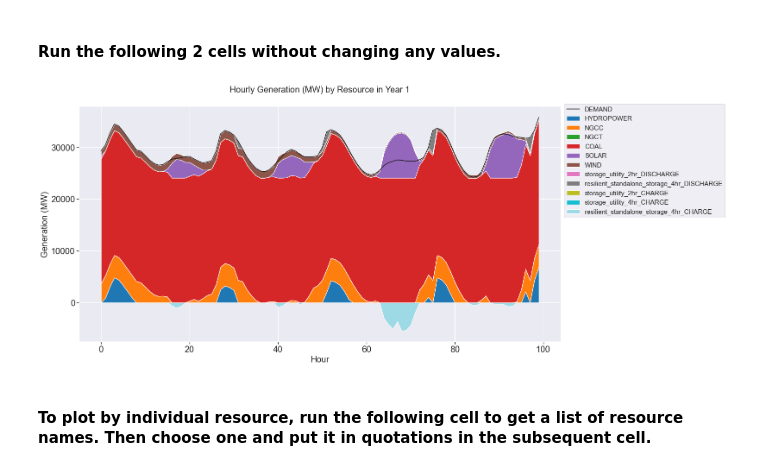
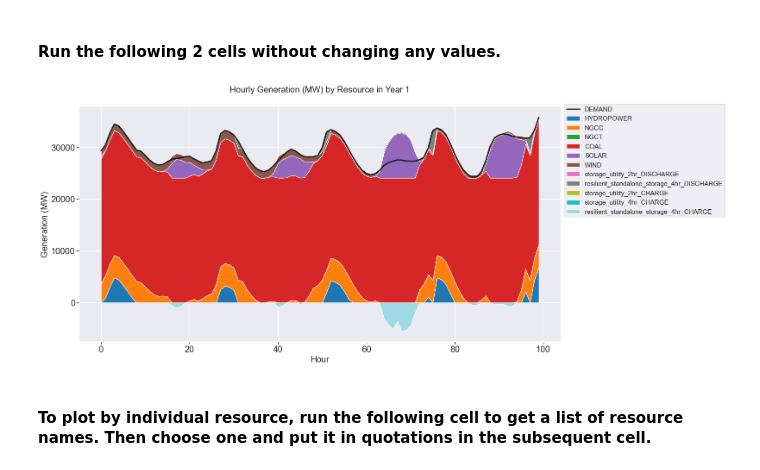
Before and after one commit to PSEHE/harboropt, a Jupyter notebook: run_harboropt_lp_storage_buildyear.ipynb, the cells around one changed output. Cells and saved outputs as stored; diff of their text form; code cells hidden in the pictures.

```diff
--- a/run_harboropt_lp_storage_buildyear.ipynb
+++ b/run_harboropt_lp_storage_buildyear.ipynb
@@ -102,35 +102,35 @@ fig, ax = plt.subplots()
 lst = list(resource_gen_dict.values())
 lines = [item[start_hour:end_hour] for item in lst]
 labels = list(resource_gen_dict.keys())
 
 lst_neg = list(resource_charge_dict.values())
 lines_neg = [item[start_hour:end_hour] for item in lst_neg]
 labels_neg = list(resource_charge_dict.keys())
 
 cmap = plt.get_cmap('tab20')
 colors = cmap(np.linspace(0, 1.0, (len(lines)+len(lines_neg))))
 
 plt.stackplot(profiles.index[start_hour:end_hour], lines, labels = labels, colors = colors[0:len(lines)+1])
 plt.stackplot(profiles.index[start_hour:end_hour], lines_neg, labels = labels_neg, colors = colors[len(lines):])
 
 #Plot demand.
-plt.plot(profiles.index[start_hour:end_hour], profiles.DEMAND[start_hour:end_hour], label = 'DEMAND', color = 'k')
+plt.plot(profiles.index[start_hour:end_hour], profiles.DEMAND[start_hour:end_hour], label = 'DEMAND', color = 'k', linewidth = 3)
 
 
 sns.set()
 ax.legend(loc = 'center left', bbox_to_anchor=(1,0.77), fontsize = 15)
 ax.spines['right'].set_visible(False)
 ax.spines['top'].set_visible(False)
 ax.yaxis.set_ticks_position('left')
 ax.xaxis.set_ticks_position('bottom')
 ax.set_xlabel('Hour', fontsize = 20)
 ax.set_ylabel('Generation (MW)', fontsize = 20)
 ax.set_title('Hourly Generation (MW) by Resource in Year '+ str(results_year+1),fontsize = 20).set_position([.5, 1.05])
 plt.xticks(fontsize=20)
 plt.yticks(fontsize=20)
 fig.set_size_inches(20, 10)
 # %% [output]
-[figure, old version]
+[figure, new version]
 # %% [markdown]
 #### To plot by individual resource, run the following cell to get a list of resource names. Then choose one and put it in quotations in the subsequent cell.
 # %%
```
Also changed, not shown: parts of 8 cells of this notebook.
